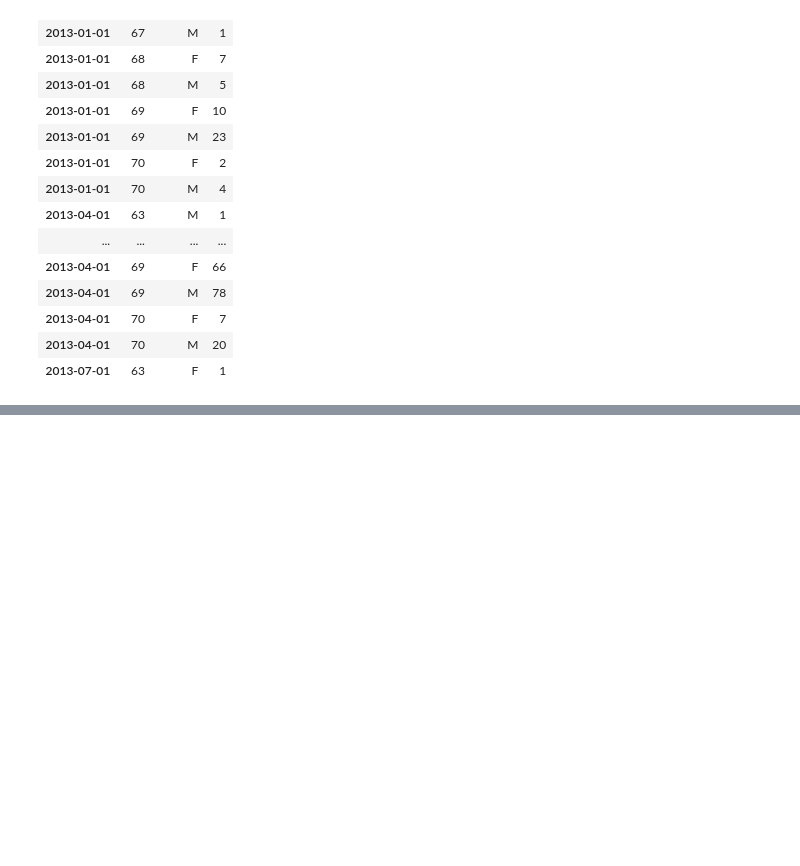
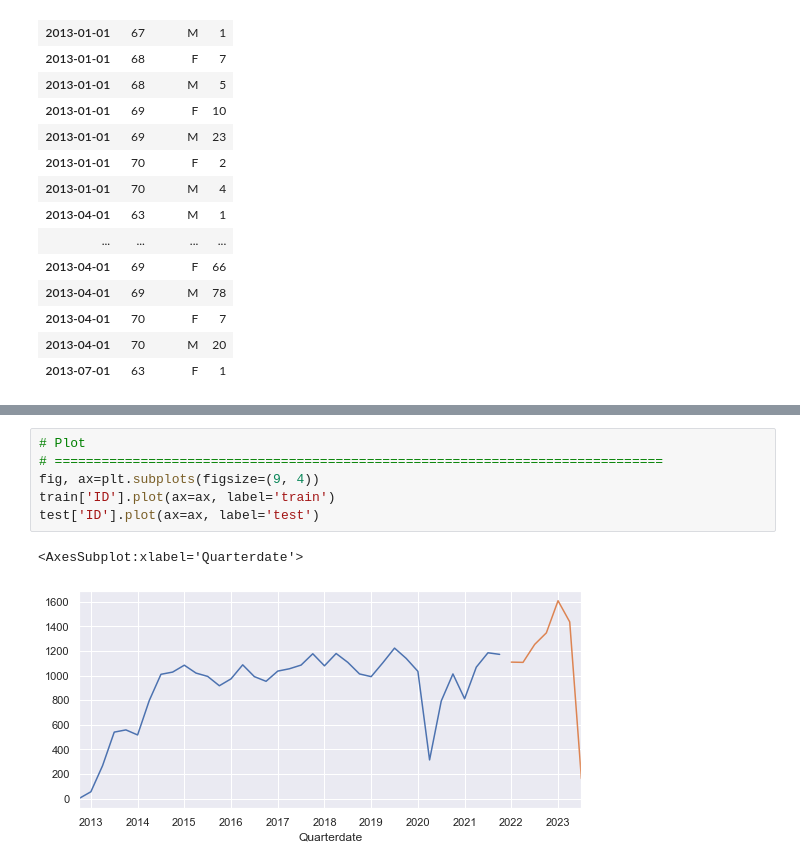
Before and after one commit to raku43/MScDACapstone, a Jupyter notebook: MScDA_Capstone.ipynb, the cells around one changed output, grey strips where cells are left out. Cells and saved outputs as stored; diff of their text form; blank space fills up the shorter version.

```diff
--- a/MScDA_Capstone.ipynb
+++ b/MScDA_Capstone.ipynb
@@ -1380,0 +1434,9 @@ TypeError: unsupported operand type(s) for +: 'Timestamp' and 'NoneType'
+# %%
+# Plot
+# ==============================================================================
+fig, ax=plt.subplots(figsize=(9, 4))
+train['ID'].plot(ax=ax, label='train')
+test['ID'].plot(ax=ax, label='test')
+# %% [output]
+<AxesSubplot:xlabel='Quarterdate'>
+[figure, added]
```
Also changed, not shown: parts of 54 cells of this notebook.
